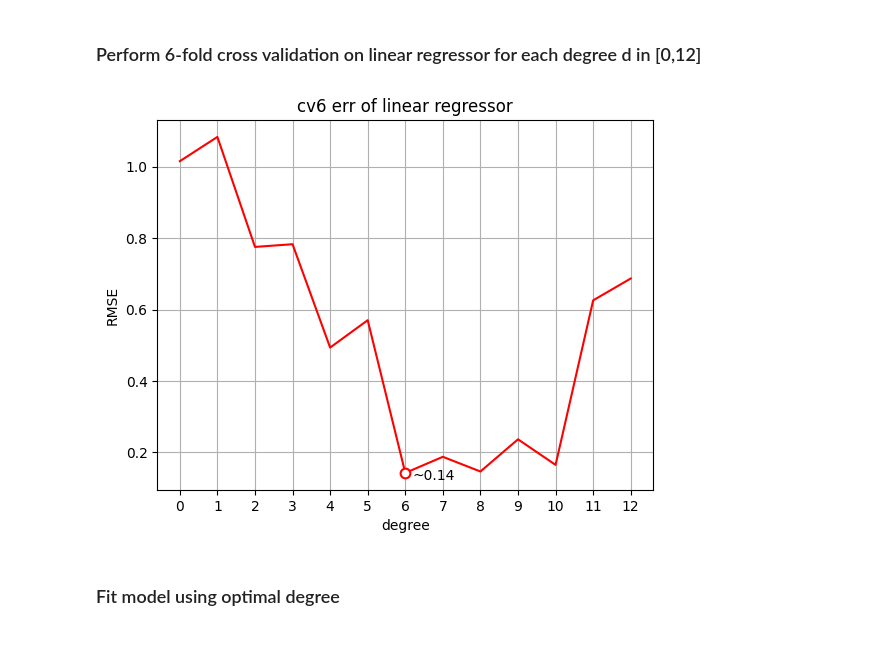
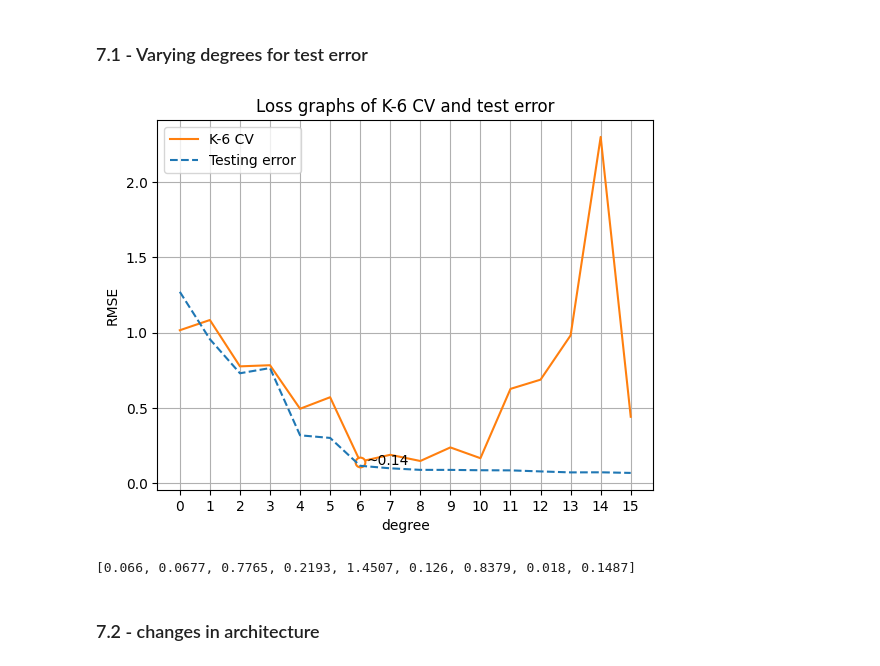
Before and after one commit to jstebner/481-P1, a Jupyter notebook: src/addendum.ipynb, the cells around one changed output. Saved outputs shown, nothing was run; the diff lists cells and outputs as text; code cells hidden in the pictures.

```diff
--- a/src/addendum.ipynb
+++ b/src/addendum.ipynb
@@ -23,2 +0,0 @@ y_test = y_test.reshape(-1,1)
-# %% [markdown]
-### Perform 6-fold cross validation on linear regressor for each degree d in [0,12]
@@ -25,53 +4,89 @@ y_test = y_test.reshape(-1,1)
+# %%
+X_train, y_train, X_test, y_test = load_proj_data()
+
+# print(X_train[:5], y_train[:5], sep='\n\n')
+# %% [markdown]
+### 7.1 - Varying degrees for test error
 # %%
 # reg_term = 0
 k = 6
-max_d = 12
+max_d = 15
 
 degree = list(range(max_d+1))
 cv_err = list()
 test_err = list()
+train_err = list()
 for d in degree:
     model = OutputScalingWrapper(
         Pipeline(
             StandardScaler(),
             PolynomialFeatures(degree=d),
             StandardScaler(),
             # RidgeRegressor(λ=reg_term)
             LinearRegressor()
         )
     )
 
     cv_err.append(
         cross_val_score(model, X_train, y_train, k)
     )
 
     model.fit(X_train, y_train)
+    train_err.append(model.score(X_train, y_train))
     test_err.append(model.score(X_test, y_test))
 
-def plot(y, label, clr, show_min=True):
-    plt.plot(degree, y, label=label, color=clr)
-    i = y.index(min(y))
-    if not show_min:
-        return
-    plt.text(degree[i]+0.2, y[i]-0.02, f'~{y[i]:.2f}')
-    plt.plot(degree[i], y[i],
-        marker='o',
-        markerfacecolor='white',
-        markeredgecolor=clr,
-        markersize=7,
-        markeredgewidth=1.5
-    )
-
-plot(cv_err, 'cv err', 'red')
+plot_line(degree, cv_err, 'K-6 CV', 'C1')
+plot_line(degree, test_err, 'Testing error', 'C0--', show_min=False)
+# plot_line(degree, train_err, 'Training error', 'C9', show_min=False)
 
 plt.xticks(degree)
 plt.xlabel('degree')
 plt.ylabel('RMSE')
-plt.title(f'cv6 err of linear regressor')
+plt.title(f'Loss graphs of K-6 CV and test error')
+plt.legend()
 plt.grid()
 plt.show()
 # %% [output]
-[figure, old version]
+[figure, new version]
-# %% [markdown]
-### Fit model using optimal degree
+# %%
+model6 = OutputScalingWrapper(
+    Pipeline(
+        StandardScaler(),
+        PolynomialFeatures(degree=6),
+        StandardScaler(),
+        LinearRegressor()
+    )
+)
+model8 = OutputScalingWrapper(
+    Pipeline(
+        StandardScaler(),
+        PolynomialFeatures(degree=8),
+        StandardScaler(),
+        LinearRegressor()
+    )
+)
+model6.fit(X_train, y_train)
+model8.fit(X_train, y_train)
+# plt.scatter(X_train, y_train, color='C2', label='Train data')
+# plt.scatter(X_test, y_test, color='C3', label='Test data', marker='x')
+# years = np.array(list(range(1968, 2024)))
+# years_inp = years.reshape(-1,1)
+
+# plt.plot(years, model6.predict(years_inp), label='D6 Curve', color='C0')
+# plt.plot(years, model8.predict(years_inp), 'C1--', label='D8 Curve')
+
+# plt.xlabel('Year')
+# plt.ylabel('Working-Age Population')
+# plt.title('Polynomial Curve-Fitting Regression for Working-Age Data')
+# plt.legend()
+# plt.grid()
+# plt.show()
+
+m6w = [val[0] for val in model6.w] + [0,0]
+m8w = [val[0] for val in model8.w]
+print([round(abs(val1 - val2), 4) for val1, val2 in zip(m6w, m8w)])
+# %% [output]
+[0.066, 0.0677, 0.7765, 0.2193, 1.4507, 0.126, 0.8379, 0.018, 0.1487]
+# %% [markdown]
+### 7.2 - changes in architecture
 # %%
```
Also changed, not shown: parts of 10 cells of this notebook, 6 other files.
